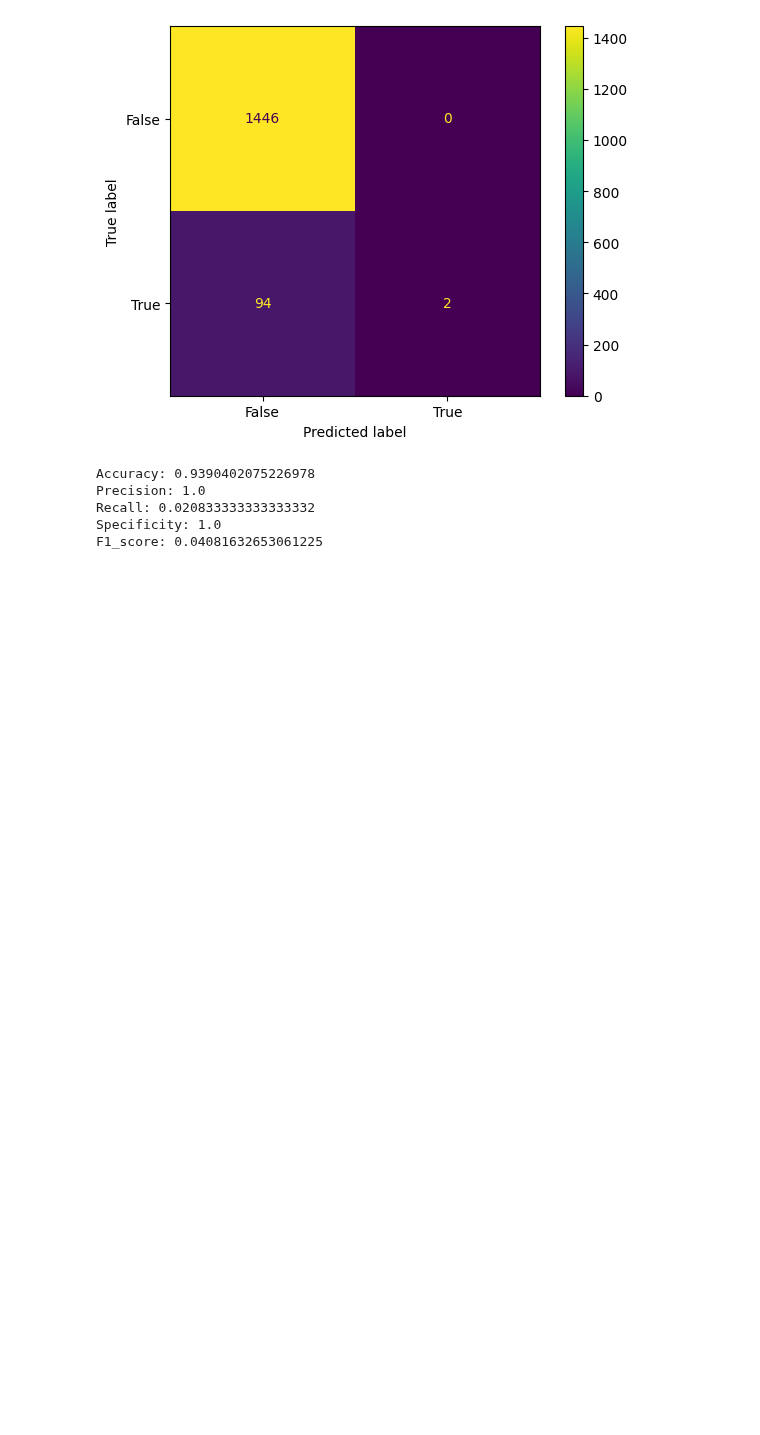
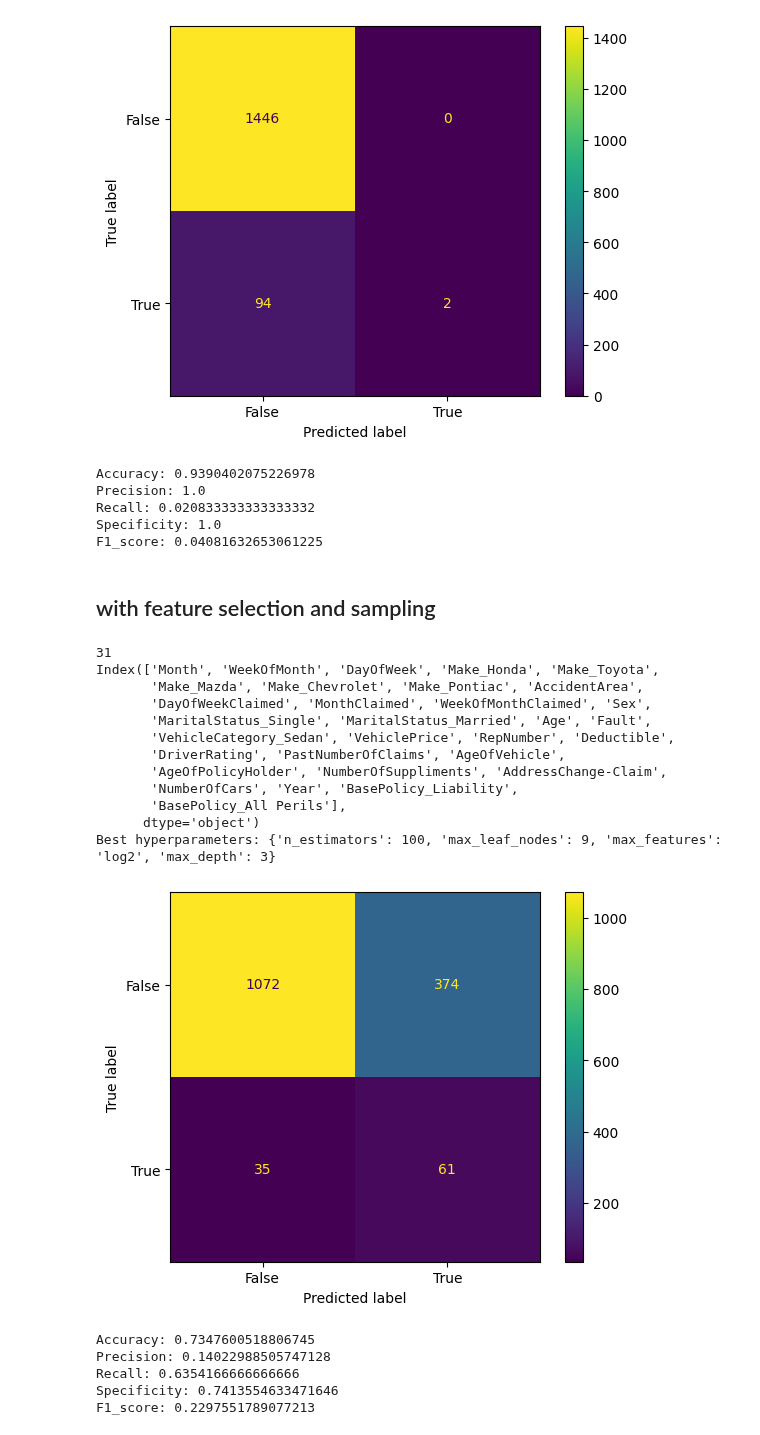
Before and after one commit to dapscc/bt4012_fraud, a Jupyter notebook: randomforest.ipynb, the cells around one changed output. Cells and saved outputs as stored; diff of their text form; code cells hidden in the pictures; blank space fills up the shorter version.

Commit message:
feature selection

```diff
--- a/randomforest.ipynb
+++ b/randomforest.ipynb
@@ -301,3 +301,50 @@ Precision: 1.0
 Recall: 0.020833333333333332
 Specificity: 1.0
 F1_score: 0.04081632653061225
+# %% [markdown]
+## with feature selection and sampling
+# %%
+from imblearn.over_sampling import SMOTE
+from feature_selection import rf_select
+
+features = rf_select(X_train, y_train)
+X_train = X_train[features]
+oversample = SMOTE()
+X_smote, y_smote = oversample.fit_resample(X_train, y_train)
+param_dist = {
+    'n_estimators': [25, 50, 100, 150],
+    'max_features': ['sqrt', 'log2', None],
+    'max_depth': [3, 6, 9],
+    'max_leaf_nodes': [3, 6, 9]}
+
+rf = RandomForestClassifier()
+rand_search = RandomizedSearchCV(rf,
+                                 param_distributions = param_dist,
+                                 n_iter=5,
+                                 cv=5)
+
+rand_search.fit(X_smote, y_smote)
+best_rf = rand_search.best_estimator_
+print('Best hyperparameters:',  rand_search.best_params_)
+
+y_pred = best_rf.predict(X_val[features])
+show_metrics(y_val, y_pred)
+# %% [output]
+31
+Index(['Month', 'WeekOfMonth', 'DayOfWeek', 'Make_Honda', 'Make_Toyota',
+       'Make_Mazda', 'Make_Chevrolet', 'Make_Pontiac', 'AccidentArea',
+       'DayOfWeekClaimed', 'MonthClaimed', 'WeekOfMonthClaimed', 'Sex',
+       'MaritalStatus_Single', 'MaritalStatus_Married', 'Age', 'Fault',
+       'VehicleCategory_Sedan', 'VehiclePrice', 'RepNumber', 'Deductible',
+       'DriverRating', 'PastNumberOfClaims', 'AgeOfVehicle',
+       'AgeOfPolicyHolder', 'NumberOfSuppliments', 'AddressChange-Claim',
+       'NumberOfCars', 'Year', 'BasePolicy_Liability',
+       'BasePolicy_All Perils'],
+      dtype='object')
+Best hyperparameters: {'n_estimators': 100, 'max_leaf_nodes': 9, 'max_features': 'log2', 'max_depth': 3}
+[figure, added]
+Accuracy: 0.7347600518806745
+Precision: 0.14022988505747128
+Recall: 0.6354166666666666
+Specificity: 0.7413554633471646
+F1_score: 0.2297551789077213
```
Also changed, not shown: parts of 1 cell of this notebook, 1 other file.
